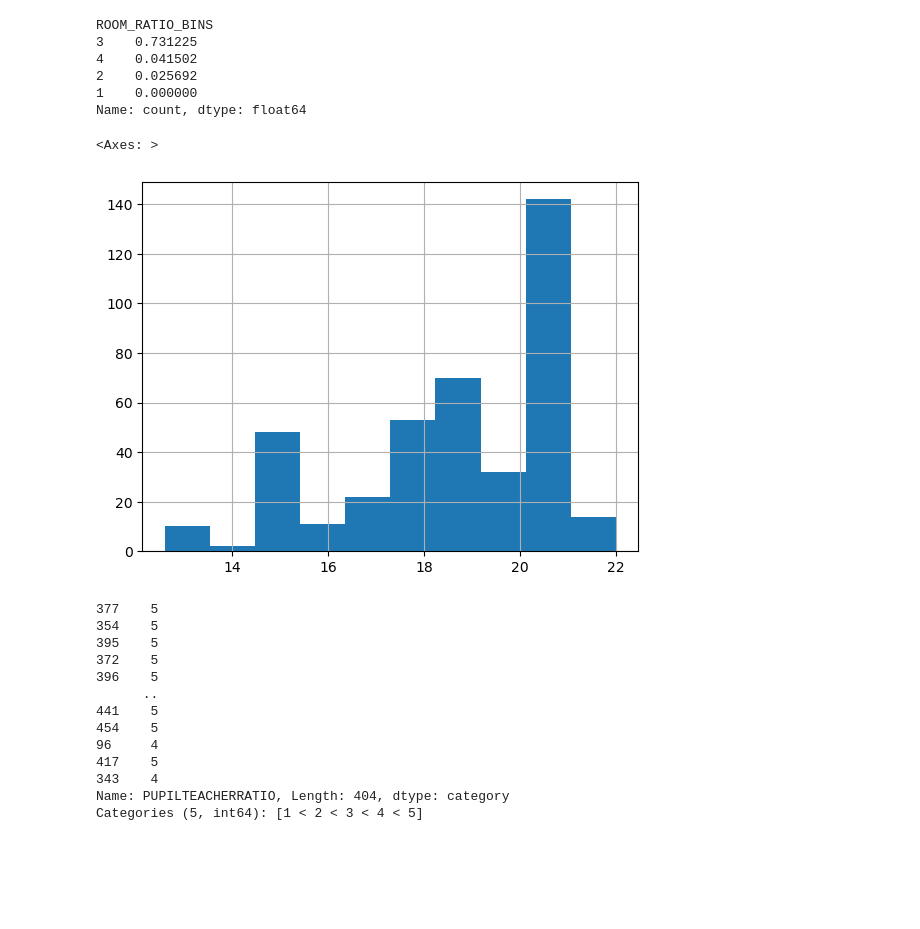
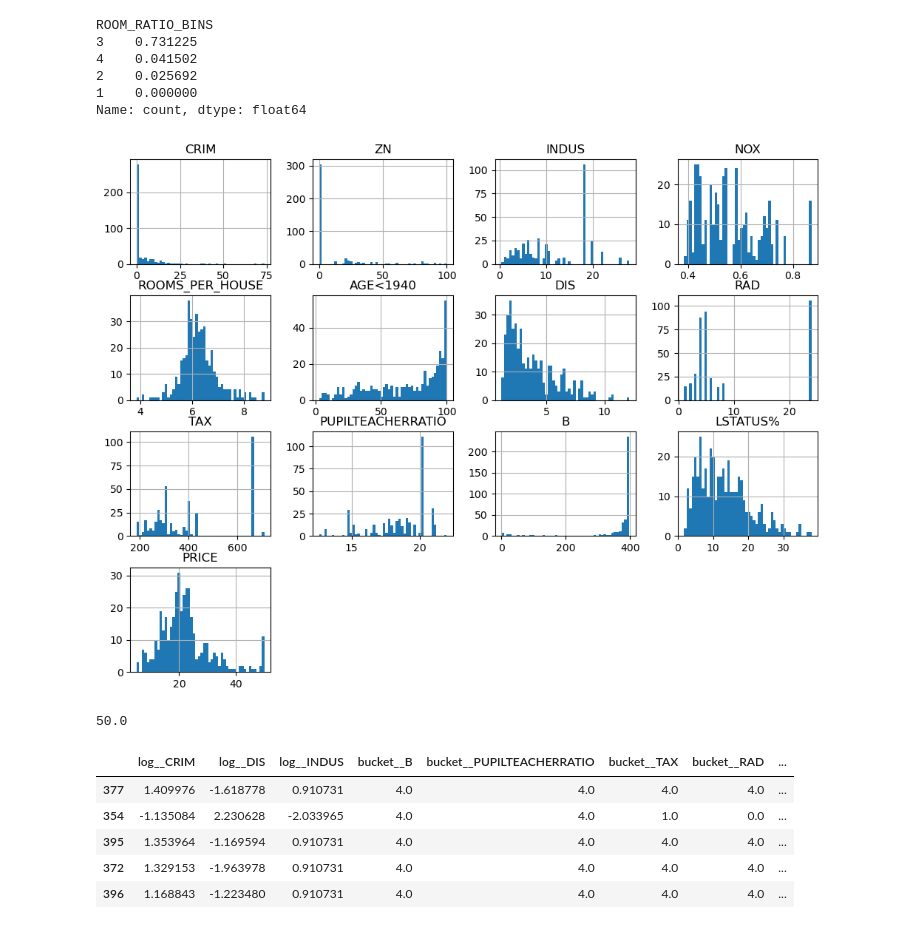
Before and after one commit to umais2005/MachineLearning, a Jupyter notebook: ML Project 1.ipynb, the cells around one changed output. Drawn from its saved outputs; the diff is of its cells as text; code cells hidden in the pictures; blank space fills up the shorter version.

```diff
--- a/ML Project 1.ipynb
+++ b/ML Project 1.ipynb
@@ -110,12 +105,7 @@ from sklearn.compose import ColumnTransformer
 from sklearn.base import BaseEstimator, TransformerMixin
 from sklearn.utils.validation import check_array, check_is_fitted
-# %%
-X_train.PUPILTEACHERRATIO.hist()
-# %% [output]
-<Axes: >
-[figure, removed]
 # %%
-class PupilBucketizer(BaseEstimator, TransformerMixin):
+class Bucketizer(BaseEstimator, TransformerMixin):
     def __init__(self, bins, labels=None):
         self.bins = bins
         self.labels = labels
@@ -127,20 +117,14 @@ class PupilBucketizer(BaseEstimator, TransformerMixin):
         return bucketized
 
 log_pipeline = make_pipeline(
-    FunctionTransformer(np.log, inverse_func=np.exp, feature_names_out='one-to-one'),
+    FunctionTransformer(np.log, inverse_func=np.exp, feature_names_out='one-to-one', validate=False),
     StandardScaler()
     )
-# %% [output]
-377    5
-354    5
-395    5
-372    5
-396    5
-      ..
-441    5
-454    5
-96     4
-417    5
-343    4
-Name: PUPILTEACHERRATIO, Length: 404, dtype: category
-Categories (5, int64): [1 < 2 < 3 < 4 < 5]
+# %%
+X_train.hist(bins=50, figsize=(12,9));
+# %% [output]
+[figure, added]
+# %%
+X_train.PRICE.max()
+# %% [output]
+50.0
@@ -146,0 +143,9 @@ Categories (5, int64): [1 < 2 < 3 < 4 < 5]
+# %%
+processed_df.head()
+# %% [output]
+|  | log__CRIM | log__DIS | log__INDUS | bucket__B | bucket__PUPILTEACHERRATIO | bucket__TAX | bucket__RAD | ... |
+| 377 | 1.409976 | -1.618778 | 0.910731 | 4.0 | 4.0 | 4.0 | 4.0 | ... |
+| 354 | -1.135084 | 2.230628 | -2.033965 | 4.0 | 4.0 | 1.0 | 0.0 | ... |
+| 395 | 1.353964 | -1.169594 | 0.910731 | 4.0 | 4.0 | 4.0 | 4.0 | ... |
+| 372 | 1.329153 | -1.963978 | 0.910731 | 4.0 | 4.0 | 4.0 | 4.0 | ... |
+| 396 | 1.168843 | -1.223480 | 0.910731 | 4.0 | 4.0 | 4.0 | 4.0 | ... |
```
Also changed, not shown: parts of 14 cells of this notebook.
